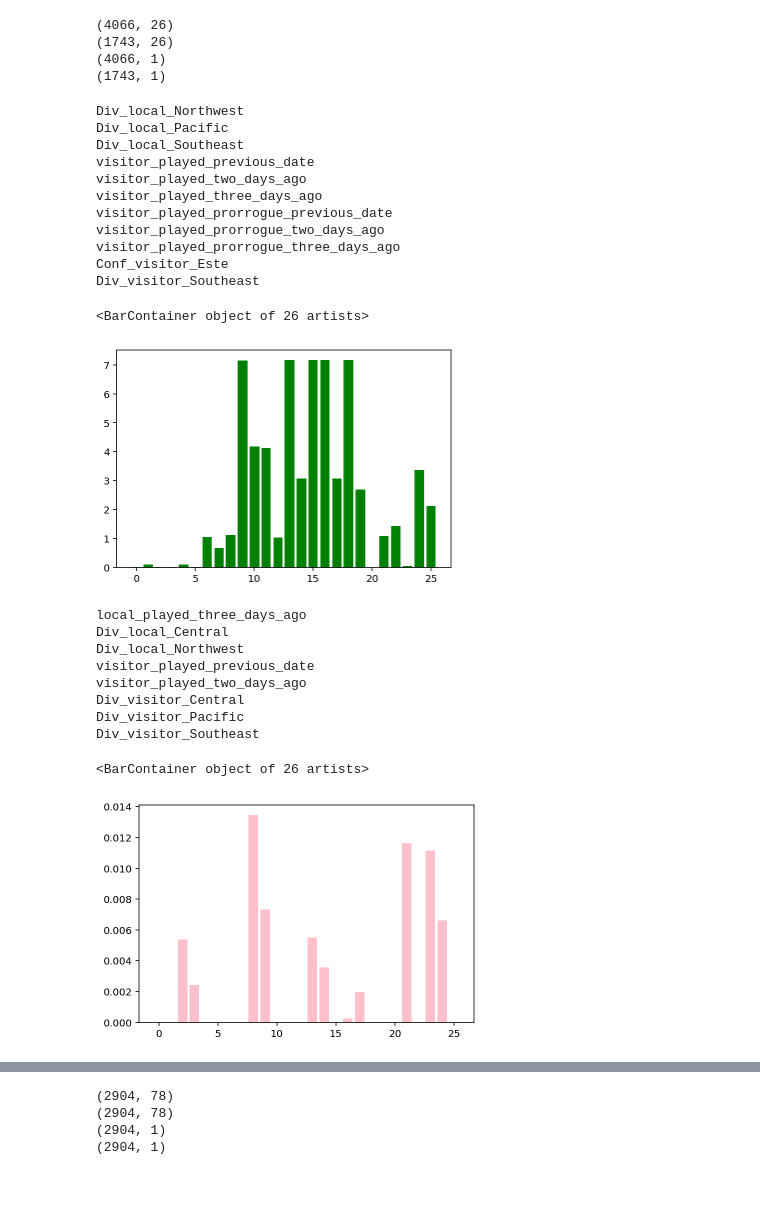
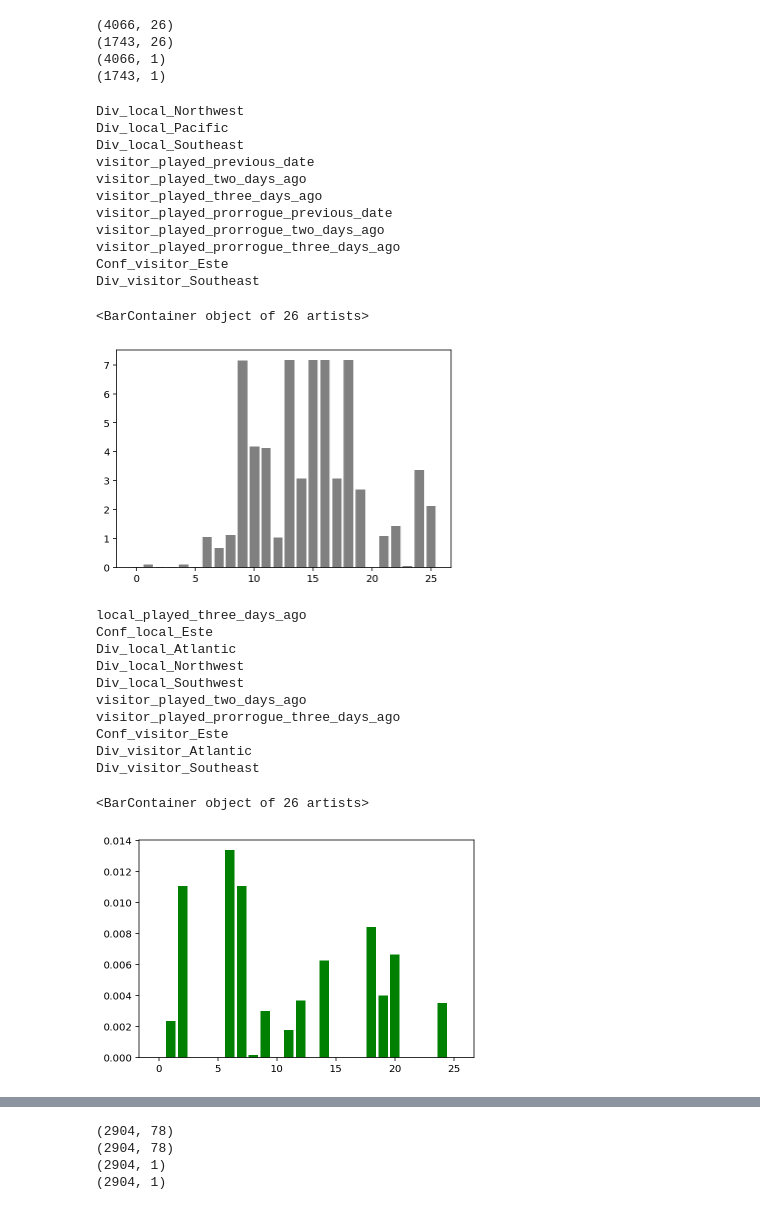
Before and after one commit to bryanDSousa/NBA-game-prediction, a Jupyter notebook: Modelo partidos/partidos_notebook_MODELO_FINAL.ipynb, the cells around one changed output, grey strips where cells are left out. Drawn from its saved outputs; the diff is of its cells as text; code cells hidden in the pictures.

```diff
--- a/Modelo partidos/partidos_notebook_MODELO_FINAL.ipynb
+++ b/Modelo partidos/partidos_notebook_MODELO_FINAL.ipynb
@@ -471,6 +384,7 @@ x_test_fs = fs.transform(x_test[dummy])
 mask = fs.get_support()
 chi2_variables = list(x_train[dummy].columns[mask])
 
+# Seleccionamos aquellas variables que tienen un score superior a la media (criterio propio para reducir variables)
 chi2_var = []
 for b in range(len(fs.scores_)):
     if fs.scores_[b] >= mean(fs.scores_):
@@ -478,7 +392,7 @@ for b in range(len(fs.scores_)):
         print(chi2_variables[b])
 
 # plot
-pyplot.bar([i for i in range(len(fs.scores_))], fs.scores_, color = 'green')
+pyplot.bar([i for i in range(len(fs.scores_))], fs.scores_, color = 'gray')
 # %% [output]
 Div_local_Northwest
 Div_local_Pacific
@@ -492,36 +406,38 @@ visitor_played_prorrogue_three_days_ago
 Conf_visitor_Este
 Div_visitor_Southeast
 <BarContainer object of 26 artists>
-[figure, old version]
+[figure, new version]
 # %%
 %matplotlib inline
 from sklearn.feature_selection import SelectKBest, chi2, mutual_info_classif
 
-fs = SelectKBest(score_func=mutual_info_classif, k='all', )
+fs = SelectKBest(score_func=mutual_info_classif, k='all')
 fs.fit(x_train[dummy], y_train)
 x_train_fs = fs.transform(x_train[dummy])
 x_test_fs = fs.transform(x_test[dummy])
 
 mask = fs.get_support()
 info_variables = list(x_train[dummy].columns[mask])
 
-# Seleccionamos aquellas variables que tienen un score superior a la media (evaluar este criterio...)
+# Seleccionamos aquellas variables que tienen un score superior a la media (criterio propio para reducir variables)
 info_var = []
 for b in range(len(fs.scores_)):
     if fs.scores_[b] >= mean(fs.scores_):
         info_var.append(info_variables[b])
         print(info_variables[b])
 
 # plot the scores
-plt.bar([i for i in range(len(fs.scores_))], fs.scores_, color = 'pink')
+plt.bar([i for i in range(len(fs.scores_))], fs.scores_, color = 'green')
 # %% [output]
 local_played_three_days_ago
-Div_local_Central
+Conf_local_Este
+Div_local_Atlantic
 Div_local_Northwest
-visitor_played_previous_date
+Div_local_Southwest
 visitor_played_two_days_ago
-Div_visitor_Central
-Div_visitor_Pacific
+visitor_played_prorrogue_three_days_ago
+Conf_visitor_Este
+Div_visitor_Atlantic
 Div_visitor_Southeast
 <BarContainer object of 26 artists>
-[figure, old version]
+[figure, new version]
```
Also changed, not shown: parts of 59 cells of this notebook, 4 other files.
